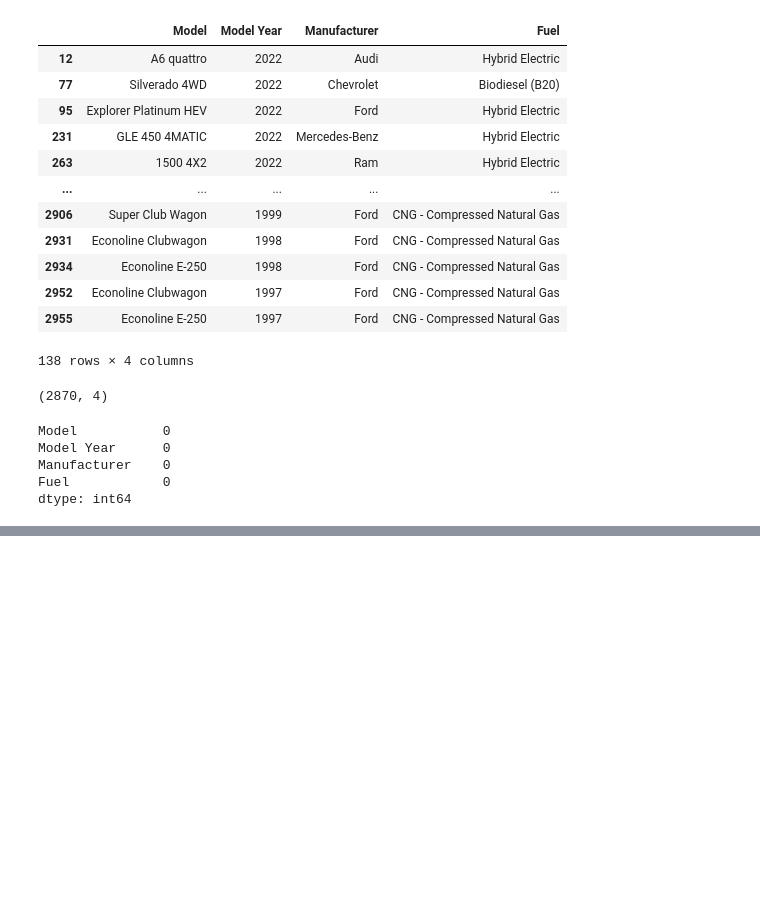
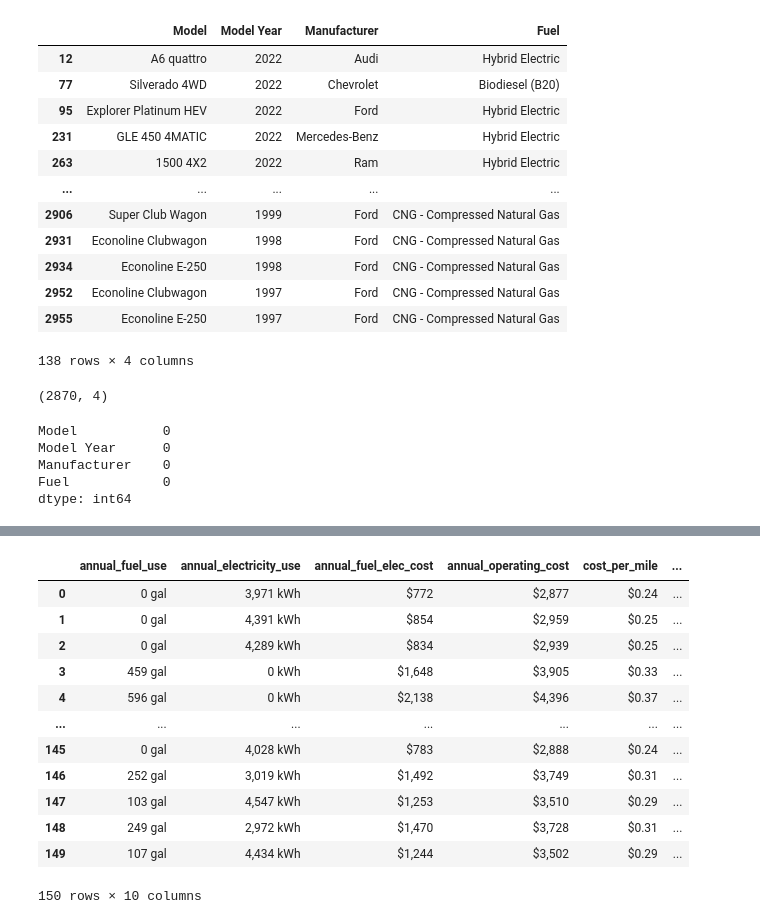
Before and after one commit to ManuMartinezM/Proyecto_Final_Grupo_5, a Jupyter notebook: ETL-Python/et_taxi_zone.ipynb, the cells around one changed output, grey strips where cells are left out. Saved outputs shown, nothing was run; the diff lists cells and outputs as text; code cells hidden in the pictures; blank space fills up the shorter version.

```diff
--- a/ETL-Python/et_taxi_zone.ipynb
+++ b/ETL-Python/et_taxi_zone.ipynb
@@ -70,0 +144,17 @@ df.rename(columns={'Model Year':'Year','Manufacturer':'Brand'},inplace=True)
+# %%
+df[['Year','Brand','Model','Fuel']]=df['vehicle'].str.extract('(\d{4}) (Land Rover|(?:\w+-\w+)|(?:\w+)) (.*) (EV|Gasoline|Hybrid)', expand=True)
+df.drop(columns=['vehicle'], inplace=True)
+# %% [output]
+|  | annual_fuel_use | annual_electricity_use | annual_fuel_elec_cost | annual_operating_cost | cost_per_mile | ... |
+| 0 | 0 gal | 3,971 kWh | $772 | $2,877 | $0.24 | ... |
+| 1 | 0 gal | 4,391 kWh | $854 | $2,959 | $0.25 | ... |
+| 2 | 0 gal | 4,289 kWh | $834 | $2,939 | $0.25 | ... |
+| 3 | 459 gal | 0 kWh | $1,648 | $3,905 | $0.33 | ... |
+| 4 | 596 gal | 0 kWh | $2,138 | $4,396 | $0.37 | ... |
+| ... | ... | ... | ... | ... | ... | ... |
+| 145 | 0 gal | 4,028 kWh | $783 | $2,888 | $0.24 | ... |
+| 146 | 252 gal | 3,019 kWh | $1,492 | $3,749 | $0.31 | ... |
+| 147 | 103 gal | 4,547 kWh | $1,253 | $3,510 | $0.29 | ... |
+| 148 | 249 gal | 2,972 kWh | $1,470 | $3,728 | $0.31 | ... |
+| 149 | 107 gal | 4,434 kWh | $1,244 | $3,502 | $0.29 | ... |
+150 rows × 10 columns
```
Also changed, not shown: parts of 17 cells of this notebook, 2 other files.
